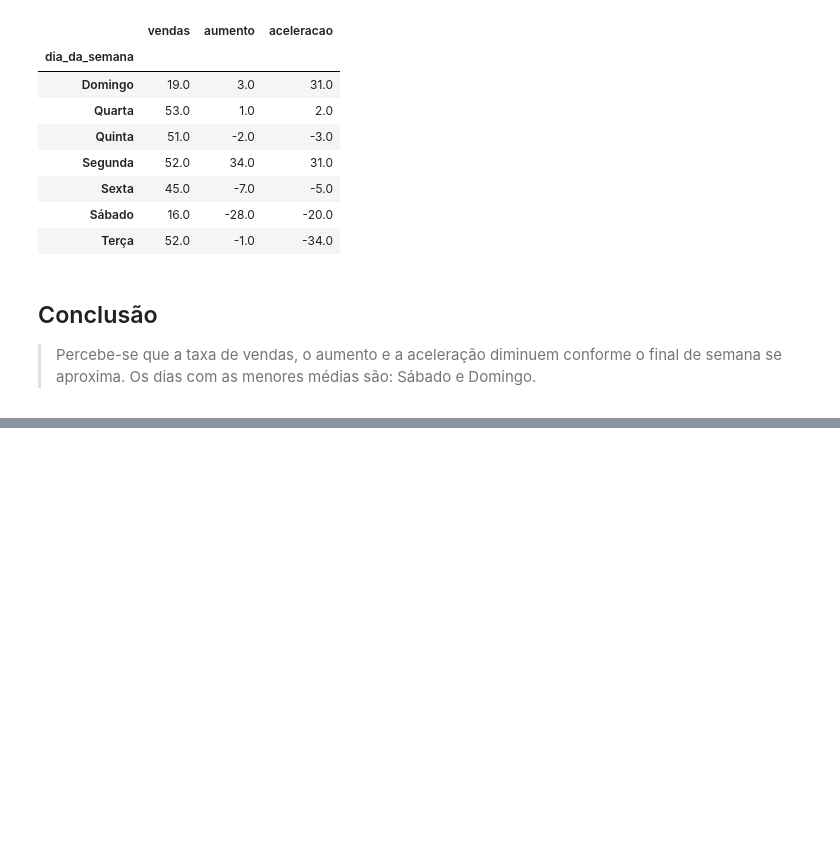
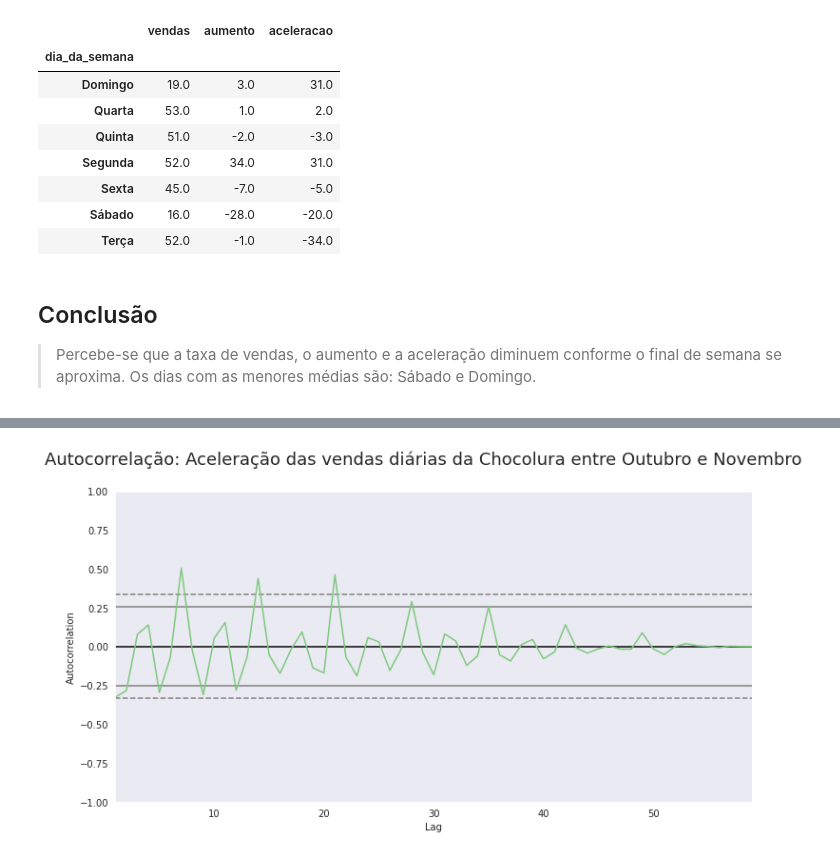
Before and after one commit to strawndri/time-series, a Jupyter notebook: time_series.ipynb, the cells around one changed output, grey strips where cells are left out. Cells and saved outputs as stored; diff of their text form; code cells hidden in the pictures; blank space fills up the shorter version.

```diff
--- a/time_series.ipynb
+++ b/time_series.ipynb
@@ -369,0 +390,5 @@ vendas_agrupadas
+# %%
+autocorrelacao('Autocorrelação: Aceleração das vendas diárias da Chocolura entre Outubro e Novembro',
+               chocolura_dias, 'aceleracao', 2)
+# %% [output]
+[figure, added]
```
Also changed, not shown: parts of 5 cells of this notebook.
